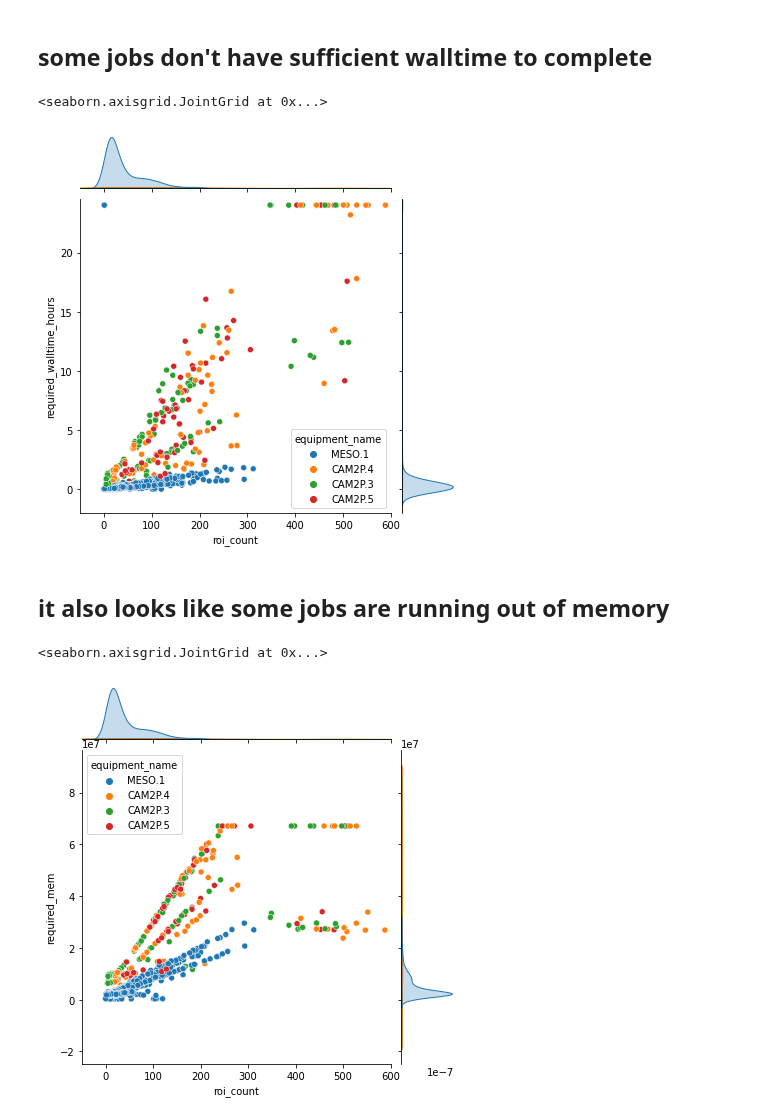
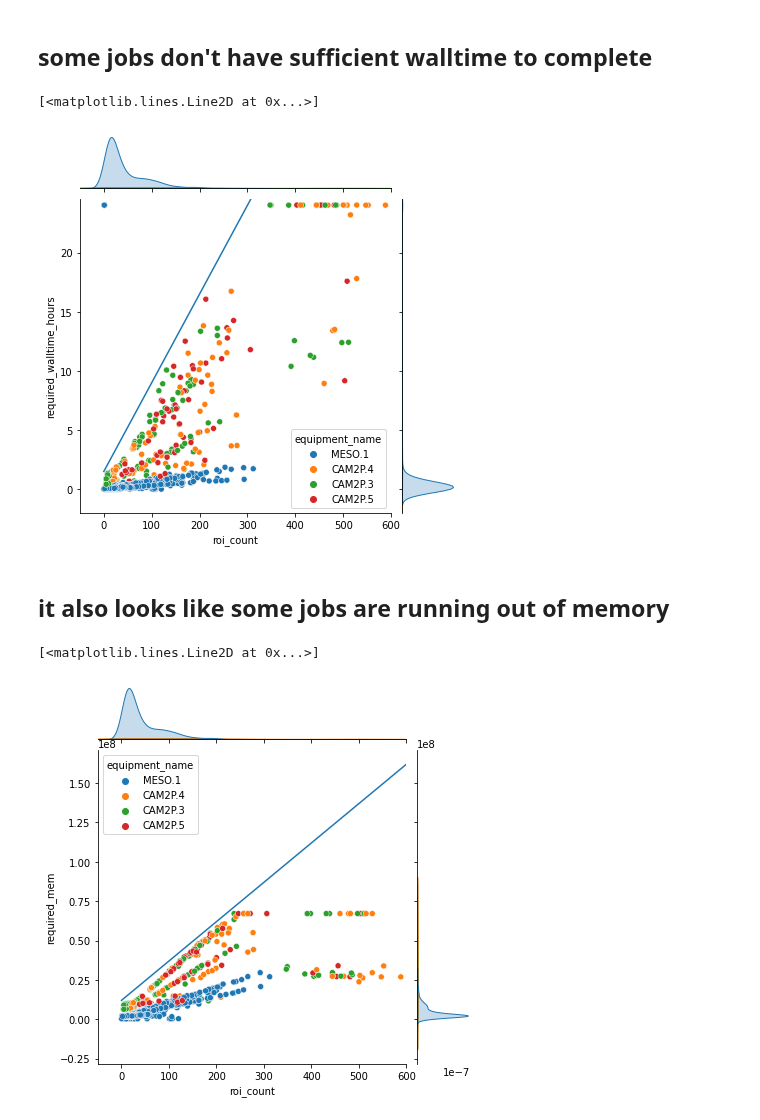
Before and after one commit to AllenInstitute/visual_behavior_glm, a Jupyter notebook: notebooks/2020.09.28_quantify_cluster_performance.ipynb, the cells around one changed output. Drawn from its saved outputs; the diff is of its cells as text; code cells hidden in the pictures.

```diff
--- a/notebooks/2020.09.28_quantify_cluster_performance.ipynb
+++ b/notebooks/2020.09.28_quantify_cluster_performance.ipynb
@@ -38,7 +38,7 @@ experiment_table.head()
 # %% [markdown]
 ## some jobs don't have sufficient walltime to complete
 # %%
-sns.jointplot(
+jp = sns.jointplot(
     data = experiment_table.fillna(0),
     x='roi_count',
     y='required_walltime_hours',
@@ -46,20 +46,38 @@ sns.jointplot(
     xlim = (-50,600),
     ylim=(-2,24.5),
 )
+
+def calculate_required_walltime(roi_count):
+    '''calculate required walltime in hours'''
+    return 1.5 + 0.075*roi_count
+
+roi_count = np.arange(0,600,1)
+jp.ax_joint.plot(
+    roi_count,
+    calculate_required_walltime(roi_count)
+)
 # %% [output]
-<seaborn.axisgrid.JointGrid at 0x...>
+[<matplotlib.lines.Line2D at 0x...>]
-[figure, old version]
+[figure, new version]
 # %% [markdown]
 ## it also looks like some jobs are running out of memory
 # %%
-sns.jointplot(
+jp = sns.jointplot(
     data = experiment_table.fillna(0),
     x='roi_count',
     y='required_mem',
     hue='equipment_name',
     xlim = (-50,600),
-#     ylim=(-2,24.5),
 )
+def calculate_required_mem(roi_count):
+    '''calculate required memory in GB'''
+    return 12 + 0.25*roi_count
+
+roi_count = np.arange(0,600,1)
+jp.ax_joint.plot(
+    roi_count,
+    1e6*calculate_required_mem(roi_count)
+)
 # %% [output]
-<seaborn.axisgrid.JointGrid at 0x...>
+[<matplotlib.lines.Line2D at 0x...>]
-[figure, old version]
+[figure, new version]
```
Also changed, not shown: parts of 2 cells of this notebook, 6 other files.
